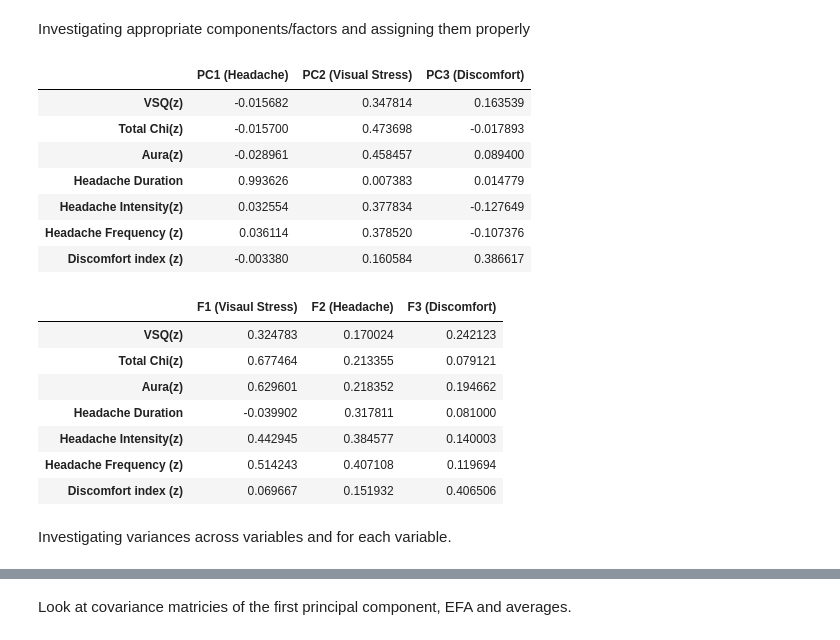
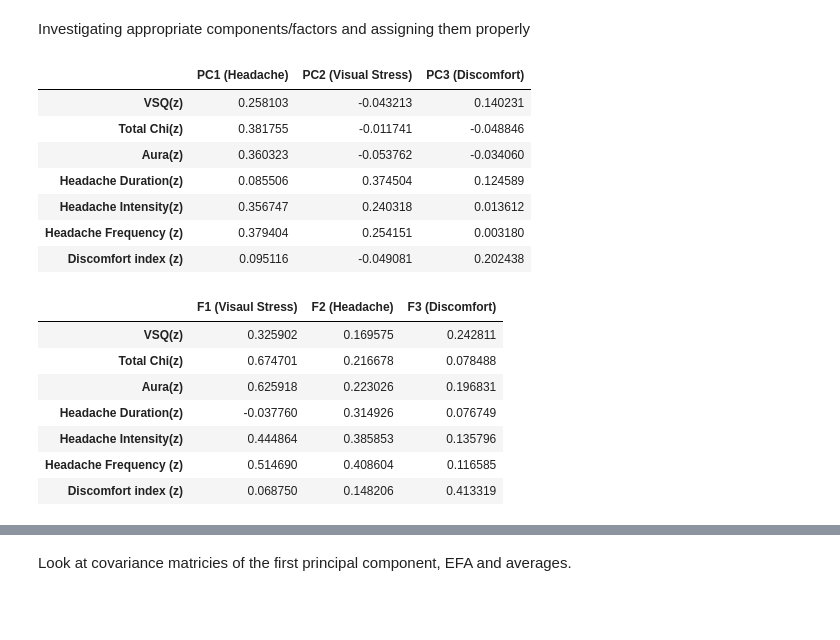
Before and after one commit to tomjefferis/EEG-Neuroscience-PhD-1, a Jupyter notebook: code/main/misc/factor_analysis.ipynb, the cells around one changed output, grey strips where cells are left out. Cells and saved outputs as stored; diff of their text form; code cells hidden in the pictures; blank space fills up the shorter version.

```diff
--- a/code/main/misc/factor_analysis.ipynb
+++ b/code/main/misc/factor_analysis.ipynb
@@ -13,7 +11,4 @@ num_var = 7
 # %%
 factors = pd.read_csv('factors.csv')
-
-if num_var == 7:
-    variables = factors
-else:
-    variables = factors[['VSQ(z)', 'Total Chi(z)', 'Aura(z)']]
+variables = factors
+variables
@@ -22,12 +46,10 @@ Bootstrapping
 # %%
 pca = PCA(n_components=3)
 fa = FactorAnalyzer(n_factors=3, rotation='varimax')
-num_bootstrap_sample = 20000
+num_bootstrap_sample = 50000
 
-v_num = 0
-
-fa_results, pca_results, mean_results, loadings, components = [], [], [], [], []
-flat_avg_obs, pca_obs, efa_obs = [], [], []
+loadings, components = [], []
+flat_avg_obs, pca_obs, efa_obs = np.zeros((num_bootstrap_sample, 39, 3)), np.zeros((num_bootstrap_sample, 39, 3)), np.zeros((num_bootstrap_sample, 39, 3))
 for i in tqdm(range(num_bootstrap_sample)):
     # get my bootstrapped sample
     sample = variables.sample(n=len(variables), replace=True)
@@ -35,53 +57,52 @@ for i in tqdm(range(num_bootstrap_sample)):
 
     # firstly run PCA
     pca_data = pca.fit_transform(sample)
-    pca_obs.append(pca_data[:, v_num])
-    pca_results.append(np.var(pca_data, axis=0).tolist())
     components.append(pca.components_)
+
+    pca_obs[i, :, 0] = pca_data[:, 0]
+    pca_obs[i, :, 1] = pca_data[:, 1]
+    pca_obs[i, :, 2] = pca_data[:, 2]
 
     # generata FA results
     fa.fit(sample)
     loadings.append(fa.loadings_)
     scores = fa.transform(sample)
-    fa_results.append(np.var(scores, axis=0).tolist())
-    efa_obs.append(scores[:, v_num])
 
-    # generate mean results
-    if num_var == 7:
-        discomfort = sample['Discomfort index (z)'].var()
-        visual_stress = sample[['VSQ(z)', 'Total Chi(z)', 'Aura(z)']].mean(axis=1).var()
-        headache = sample[['Headache Duration', 'Headache Intensity(z)', 'Headache Frequency (z)']].mean(axis=1).var()
-        mean_results.append([visual_stress, headache, discomfort])
-        flat_avg_obs.append(sample[['VSQ(z)', 'Total Chi(z)', 'Aura(z)']].mean(axis=1))
-    else:
-        mean_results.append(sample.var().tolist())
+    efa_obs[i, :, 0] = scores[:, 0]
+    efa_obs[i, :, 1] = scores[:, 1]
+    efa_obs[i, :, 2] = scores[:, 2]
+
+    # averaging
+    flat_avg_obs[i, :, 0] = sample[['VSQ(z)', 'Total Chi(z)', 'Aura(z)']].mean(axis=1)
+    flat_avg_obs[i, :, 1] = sample[['Headache Duration(z)', 'Headache Frequency (z)', 'Headache Intensity(z)']].mean(axis=1)
+    flat_avg_obs[i, :, 2] = sample['Discomfort index (z)']
 # %% [markdown]
 ### Data Analysis
 # %% [markdown]
 Investigating appropriate components/factors and assigning them properly
 # %%
 # average loadings of PCA
-pd.DataFrame(np.mean(components, axis=0).T, index=variables.columns, columns=['PC1 (Headache)', 'PC2 (Visual Stress)', 'PC3 (Discomfort)'])
+data = pd.DataFrame(np.mean(components, axis=0).T, index=variables.columns, columns=['PC1 (Headache)', 'PC2 (Visual Stress)', 'PC3 (Discomfort)'])
+data
 # %% [output]
 |  | PC1 (Headache) | PC2 (Visual Stress) | PC3 (Discomfort) |
-| VSQ(z) | -0.015682 | 0.347814 | 0.163539 |
-| Total Chi(z) | -0.015700 | 0.473698 | -0.017893 |
-| Aura(z) | -0.028961 | 0.458457 | 0.089400 |
-| Headache Duration | 0.993626 | 0.007383 | 0.014779 |
-| Headache Intensity(z) | 0.032554 | 0.377834 | -0.127649 |
-| Headache Frequency (z) | 0.036114 | 0.378520 | -0.107376 |
-| Discomfort index (z) | -0.003380 | 0.160584 | 0.386617 |
+| VSQ(z) | 0.258103 | -0.043213 | 0.140231 |
+| Total Chi(z) | 0.381755 | -0.011741 | -0.048846 |
+| Aura(z) | 0.360323 | -0.053762 | -0.034060 |
+| Headache Duration(z) | 0.085506 | 0.374504 | 0.124589 |
+| Headache Intensity(z) | 0.356747 | 0.240318 | 0.013612 |
+| Headache Frequency (z) | 0.379404 | 0.254151 | 0.003180 |
+| Discomfort index (z) | 0.095116 | -0.049081 | 0.202438 |
 # %%
-# average loadings of PCA
-pd.DataFrame(np.mean(loadings, axis=0), index=variables.columns, columns=['F1 (Visaul Stress)', 'F2 (Headache)', 'F3 (Discomfort)'])
+# average loadings of PCA in original data structure 40x7. Calculate sum of variances of each column 7 numbers add them together.
+data = pd.DataFrame(np.mean(loadings, axis=0), index=variables.columns, columns=['F1 (Visaul Stress)', 'F2 (Headache)', 'F3 (Discomfort)'])
+data
 # %% [output]
 |  | F1 (Visaul Stress) | F2 (Headache) | F3 (Discomfort) |
-| VSQ(z) | 0.324783 | 0.170024 | 0.242123 |
-| Total Chi(z) | 0.677464 | 0.213355 | 0.079121 |
-| Aura(z) | 0.629601 | 0.218352 | 0.194662 |
-| Headache Duration | -0.039902 | 0.317811 | 0.081000 |
-| Headache Intensity(z) | 0.442945 | 0.384577 | 0.140003 |
-| Headache Frequency (z) | 0.514243 | 0.407108 | 0.119694 |
-| Discomfort index (z) | 0.069667 | 0.151932 | 0.406506 |
+| VSQ(z) | 0.325902 | 0.169575 | 0.242811 |
+| Total Chi(z) | 0.674701 | 0.216678 | 0.078488 |
+| Aura(z) | 0.625918 | 0.223026 | 0.196831 |
+| Headache Duration(z) | -0.037760 | 0.314926 | 0.076749 |
+| Headache Intensity(z) | 0.444864 | 0.385853 | 0.135796 |
+| Headache Frequency (z) | 0.514690 | 0.408604 | 0.116585 |
+| Discomfort index (z) | 0.068750 | 0.148206 | 0.413319 |
-# %% [markdown]
-Investigating variances across variables and for each variable.
```
Also changed, not shown: parts of 10 cells of this notebook, 7 other files.
